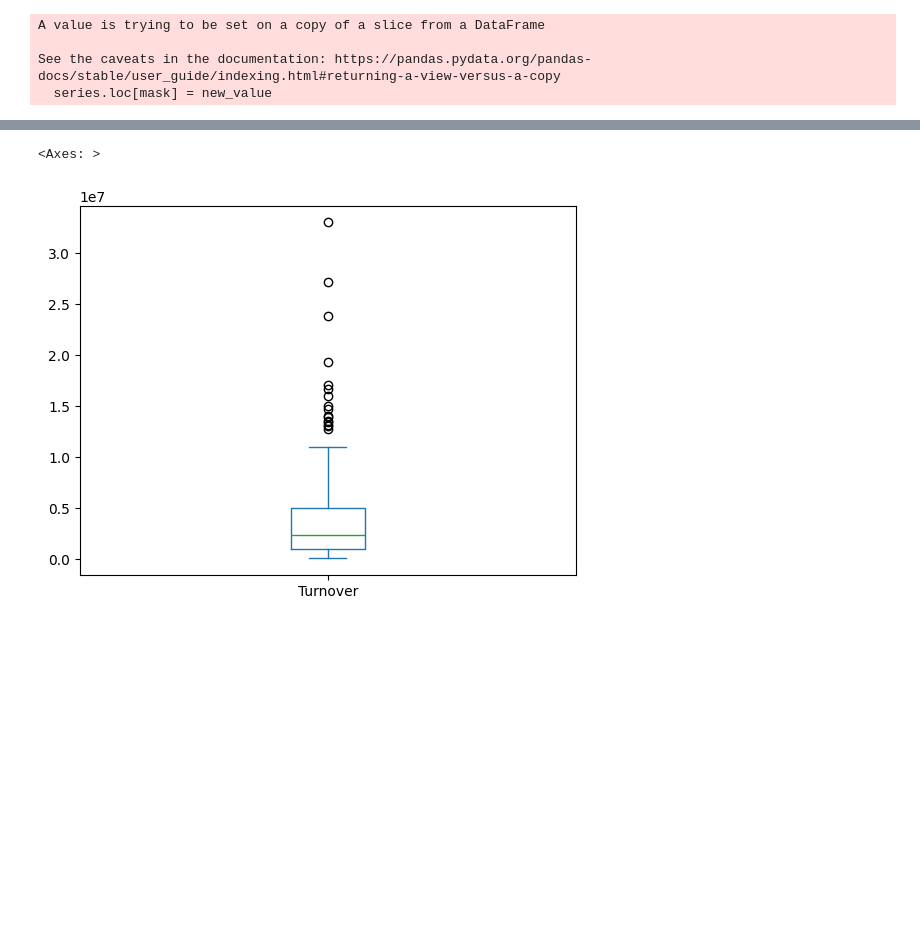
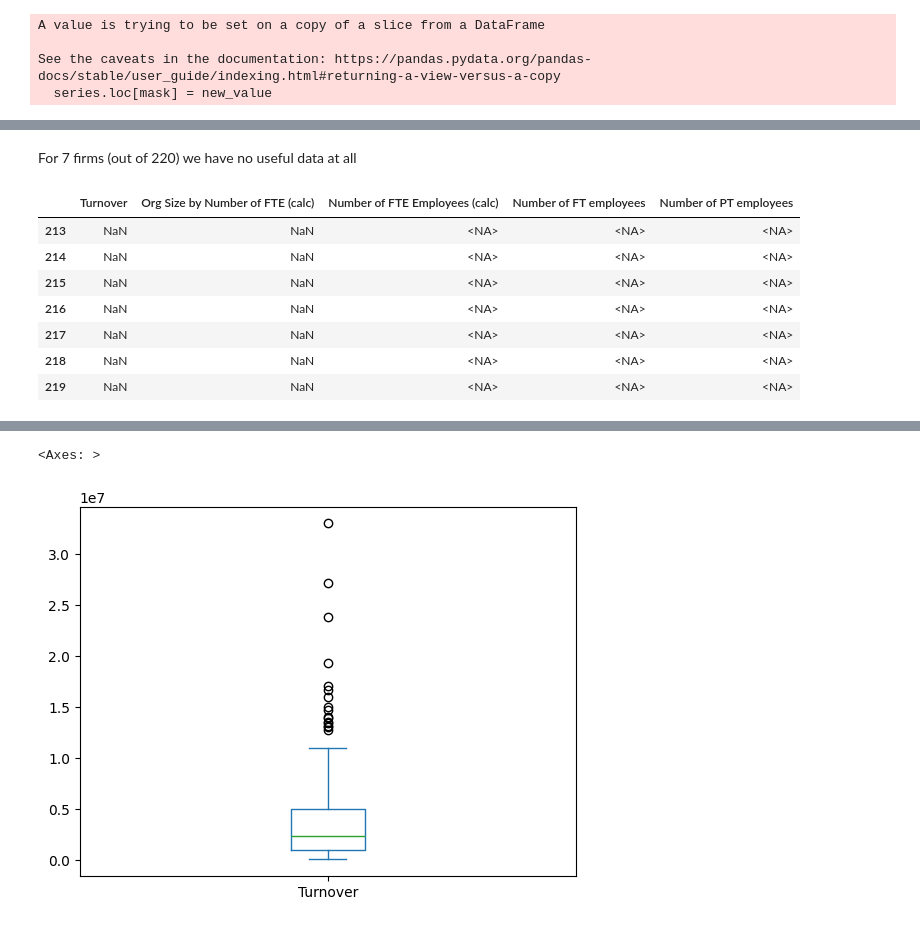
Before and after one commit to roughhawkbit/digi-inno-road-prod, a Jupyter notebook: analysis/2_Distributions_Correlations.ipynb, the cells around one changed output, grey strips where cells are left out. Saved outputs shown, nothing was run; the diff lists cells and outputs as text; code cells hidden in the pictures; blank space fills up the shorter version.

```diff
--- a/analysis/2_Distributions_Correlations.ipynb
+++ b/analysis/2_Distributions_Correlations.ipynb
@@ -46,0 +74,13 @@ See the caveats in the documentation: https://pandas.pydata.org/pandas-docs/stab
+# %% [markdown]
+For 7 firms (out of 220) we have no useful data at all
+# %%
+roadmaps_df[roadmaps_df['Org Size by Number of FTE (calc)'].isna()][firm_size_cols]
+# %% [output]
+|  | Turnover | Org Size by Number of FTE (calc) | Number of FTE Employees (calc) | Number of FT employees | Number of PT employees |
+| 213 | NaN | NaN | <NA> | <NA> | <NA> |
+| 214 | NaN | NaN | <NA> | <NA> | <NA> |
+| 215 | NaN | NaN | <NA> | <NA> | <NA> |
+| 216 | NaN | NaN | <NA> | <NA> | <NA> |
+| 217 | NaN | NaN | <NA> | <NA> | <NA> |
+| 218 | NaN | NaN | <NA> | <NA> | <NA> |
+| 219 | NaN | NaN | <NA> | <NA> | <NA> |
```
Also changed, not shown: parts of 27 cells of this notebook.
